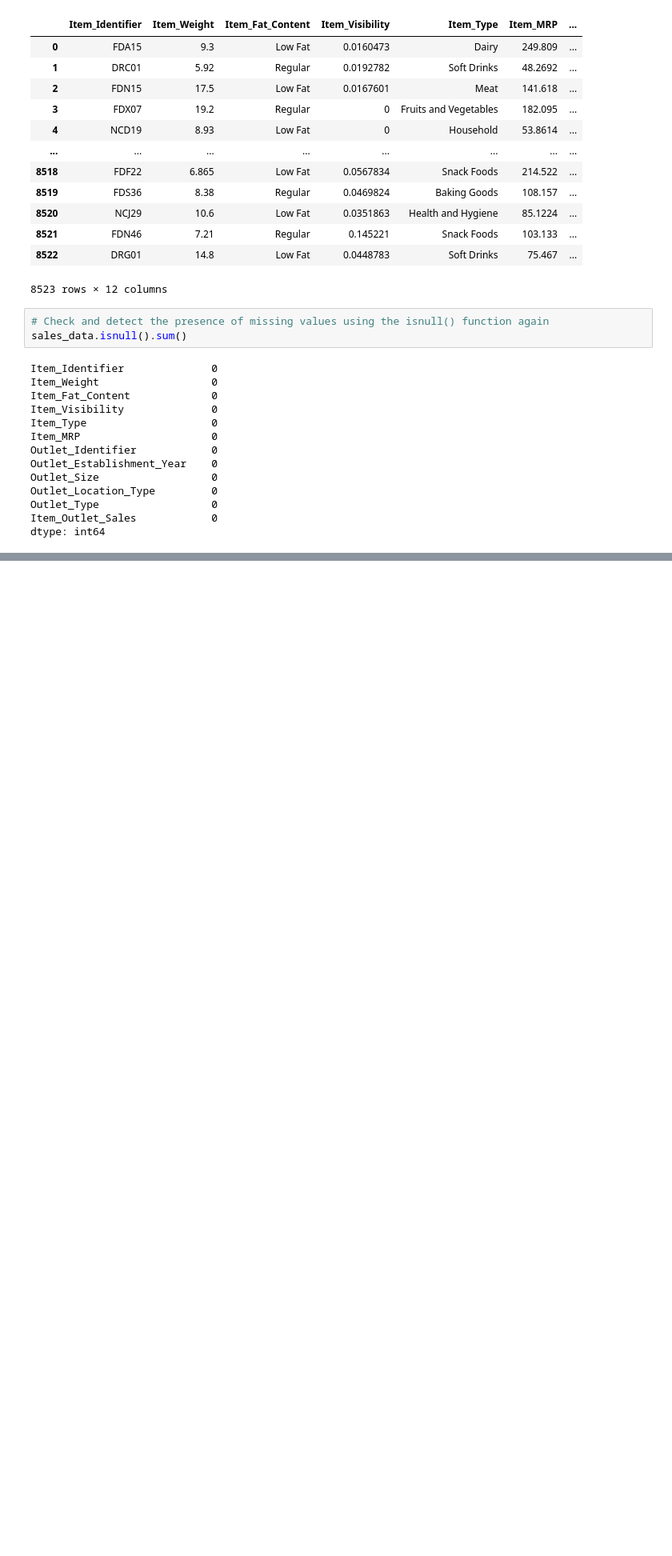
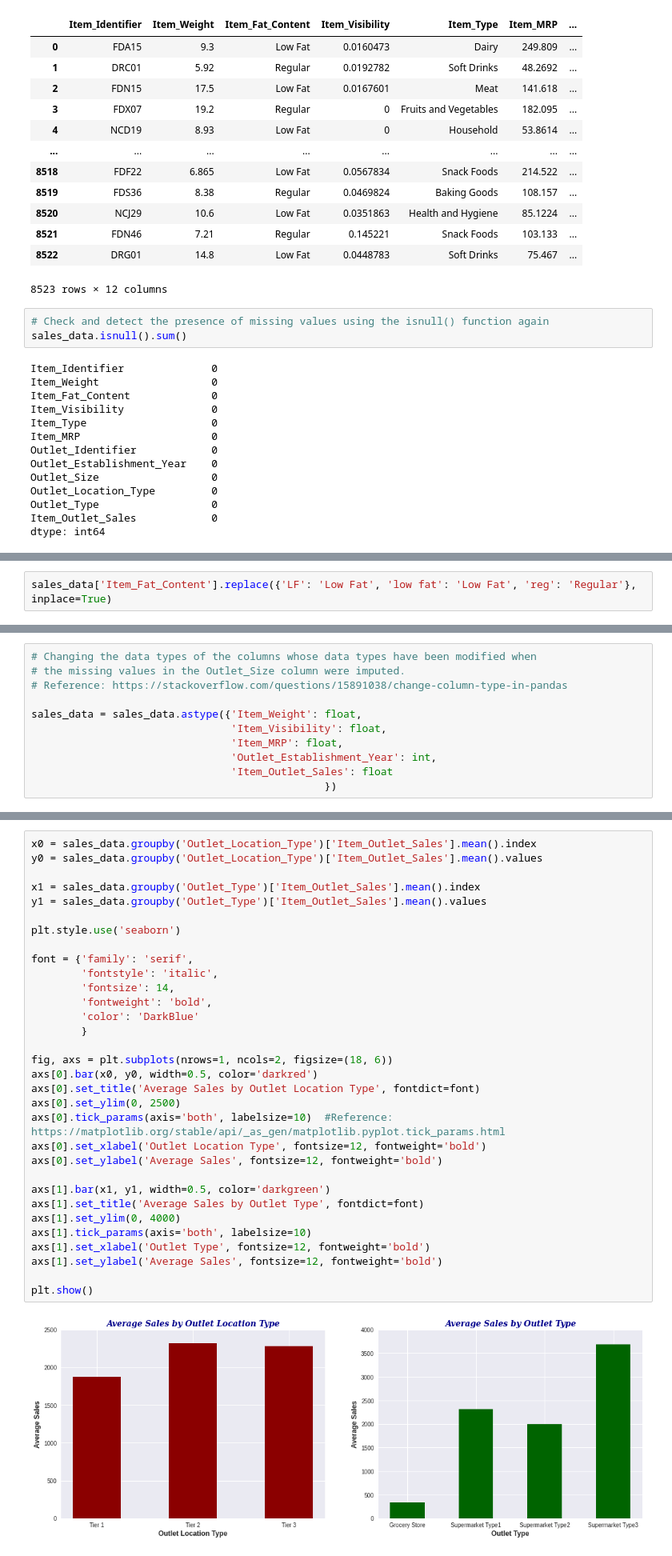
Before and after one commit to tibebu-sime/sales-predictions, a Jupyter notebook: salespredictions_project.ipynb, the cells around one changed output, grey strips where cells are left out. Shown: that part at 80% size. Drawn from its saved outputs; the diff is of its cells as text; blank space fills up the shorter version.

```diff
--- a/salespredictions_project.ipynb
+++ b/salespredictions_project.ipynb
@@ -119,0 +148,2 @@ dtype: int64
+# %%
+sales_data['Item_Fat_Content'].replace({'LF': 'Low Fat', 'low fat': 'Low Fat', 'reg': 'Regular'}, inplace=True)
@@ -119,0 +152,11 @@ dtype: int64
+# %%
+# Changing the data types of the columns whose data types have been modified when
+# the missing values in the Outlet_Size column were imputed.
+# Reference: https://stackoverflow.com/questions/15891038/change-column-type-in-pandas
+
+sales_data = sales_data.astype({'Item_Weight': float,
+                                'Item_Visibility': float,
+                                'Item_MRP': float,
+                                'Outlet_Establishment_Year': int,
+                                'Item_Outlet_Sales': float
+                                               })
@@ -119,0 +199,34 @@ dtype: int64
+# %%
+x0 = sales_data.groupby('Outlet_Location_Type')['Item_Outlet_Sales'].mean().index
+y0 = sales_data.groupby('Outlet_Location_Type')['Item_Outlet_Sales'].mean().values
+
+x1 = sales_data.groupby('Outlet_Type')['Item_Outlet_Sales'].mean().index
+y1 = sales_data.groupby('Outlet_Type')['Item_Outlet_Sales'].mean().values
+
+plt.style.use('seaborn')
+
+font = {'family': 'serif',
+        'fontstyle': 'italic',
+        'fontsize': 14,
+        'fontweight': 'bold',
+        'color': 'DarkBlue'
+        }
+
+fig, axs = plt.subplots(nrows=1, ncols=2, figsize=(18, 6))
+axs[0].bar(x0, y0, width=0.5, color='darkred')
+axs[0].set_title('Average Sales by Outlet Location Type', fontdict=font)
+axs[0].set_ylim(0, 2500)
+axs[0].tick_params(axis='both', labelsize=10)  #Reference: https://matplotlib.org/stable/api/_as_gen/matplotlib.pyplot.tick_params.html
+axs[0].set_xlabel('Outlet Location Type', fontsize=12, fontweight='bold')
+axs[0].set_ylabel('Average Sales', fontsize=12, fontweight='bold')
+
+axs[1].bar(x1, y1, width=0.5, color='darkgreen')
+axs[1].set_title('Average Sales by Outlet Type', fontdict=font)
+axs[1].set_ylim(0, 4000)
+axs[1].tick_params(axis='both', labelsize=10)
+axs[1].set_xlabel('Outlet Type', fontsize=12, fontweight='bold')
+axs[1].set_ylabel('Average Sales', fontsize=12, fontweight='bold')
+
+plt.show()
+# %% [output]
+[figure, added]
```
Also changed, not shown: parts of 17 cells of this notebook.
